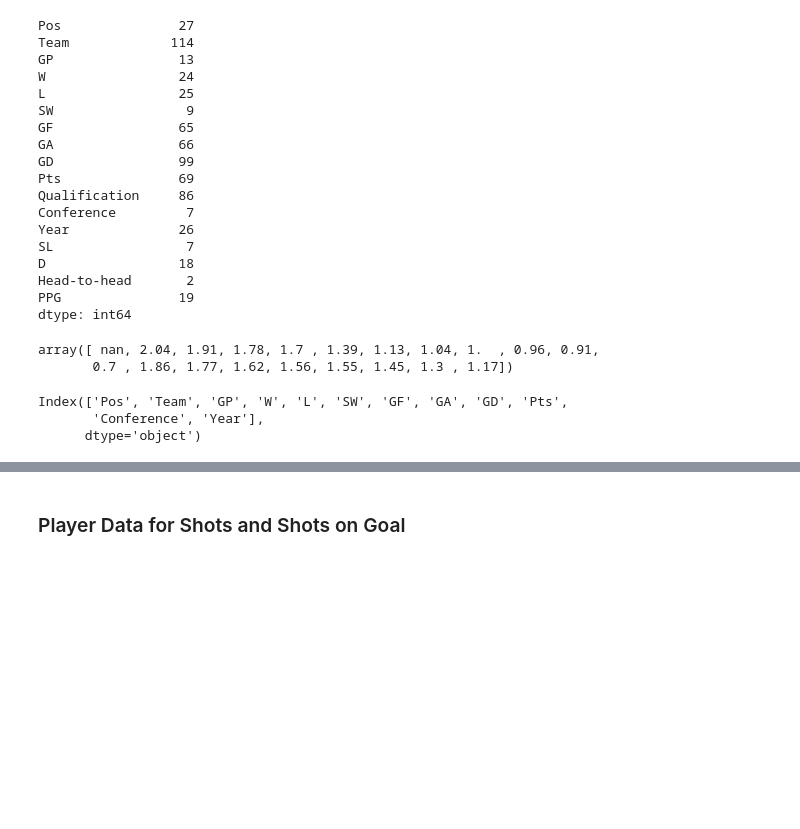
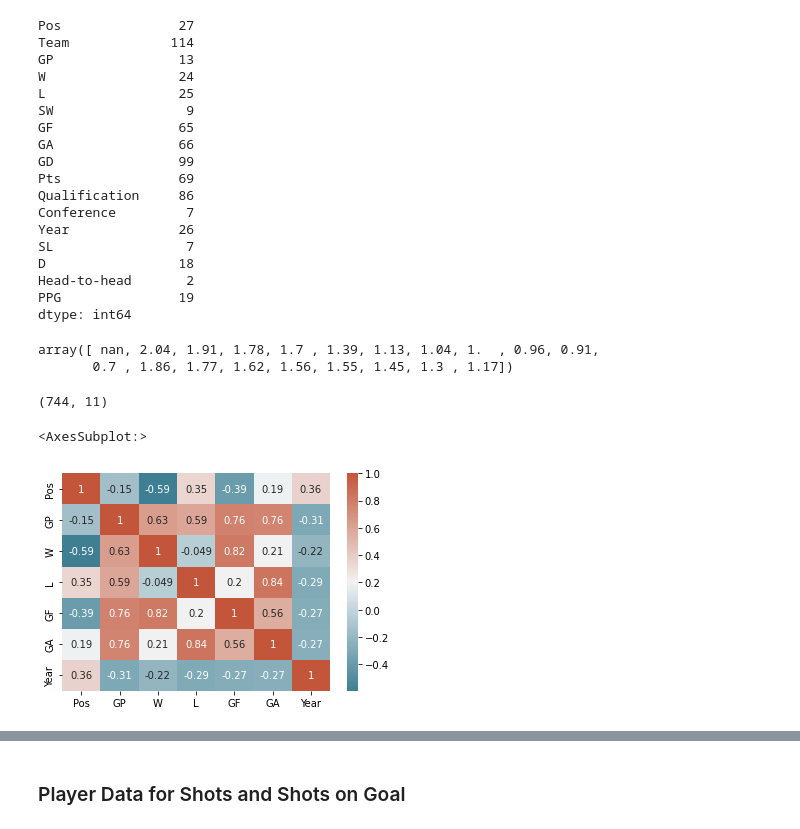
Before and after one commit to data301-2021-winter1/project-group47-project, a Jupyter notebook: notebooks/analysis1.ipynb, the cells around one changed output, grey strips where cells are left out. Cells and saved outputs as stored; diff of their text form; code cells hidden in the pictures; blank space fills up the shorter version.

Commit message:
cleaned the all_players dataset and created visualizations for both datasets

```diff
--- a/notebooks/analysis1.ipynb
+++ b/notebooks/analysis1.ipynb
@@ -82,19 +61,21 @@ gDifferential.PPG.unique()
 # %% [output]
 array([ nan, 2.04, 1.91, 1.78, 1.7 , 1.39, 1.13, 1.04, 1.  , 0.96, 0.91,
        0.7 , 1.86, 1.77, 1.62, 1.56, 1.55, 1.45, 1.3 , 1.17])
-# %%
-gDiff_cleaned = gDifferential.copy()
-gDiff_cleaned = gDiff_cleaned.copy().drop(['Qualification','SL','PPG', 'Head-to-head', 'D'], axis=1)
-gDiff_cleaned.head()
-NA_val = gDiff_cleaned.isna().sum()
-def na_filter(na, threshold = .4):
-    col_pass = []
-    for i in na.keys():
-        if na[i]/gDiff_cleaned.shape[0]<threshold:
-            col_pass.append(i)
-    return gDiff_cleaned[na_filter(NA_val)]
-gDiff_cleaned.columns
-# %% [output]
-Index(['Pos', 'Team', 'GP', 'W', 'L', 'SW', 'GF', 'GA', 'GD', 'Pts',
-       'Conference', 'Year'],
-      dtype='object')
+# %%
+#Dropped columns with more than 40% null values, because it made the dataset very large.
+threshold = len(gDifferential) *.40
+gDiff_cleaned = gDifferential.copy()
+gDiff_cleaned = gDiff_cleaned.dropna(thresh=threshold, axis=1)
+#Drop redundant column 'D'
+gDiff_cleaned = gDiff_cleaned.drop(['D'], axis=1)
+#Drop any null rows
+gDiff_cleaned = gDiff_cleaned.dropna(axis=0)
+gDiff_cleaned.shape
+# %% [output]
+(744, 11)
+# %%
+corr = gDiff_cleaned.corr()
+sns.heatmap(corr, xticklabels=corr.columns, yticklabels=corr.columns, annot=True, cmap=sns.diverging_palette(220,20,as_cmap=True))
+# %% [output]
+<AxesSubplot:>
+[figure, added]
```
Also changed, not shown: parts of 10 cells of this notebook.
